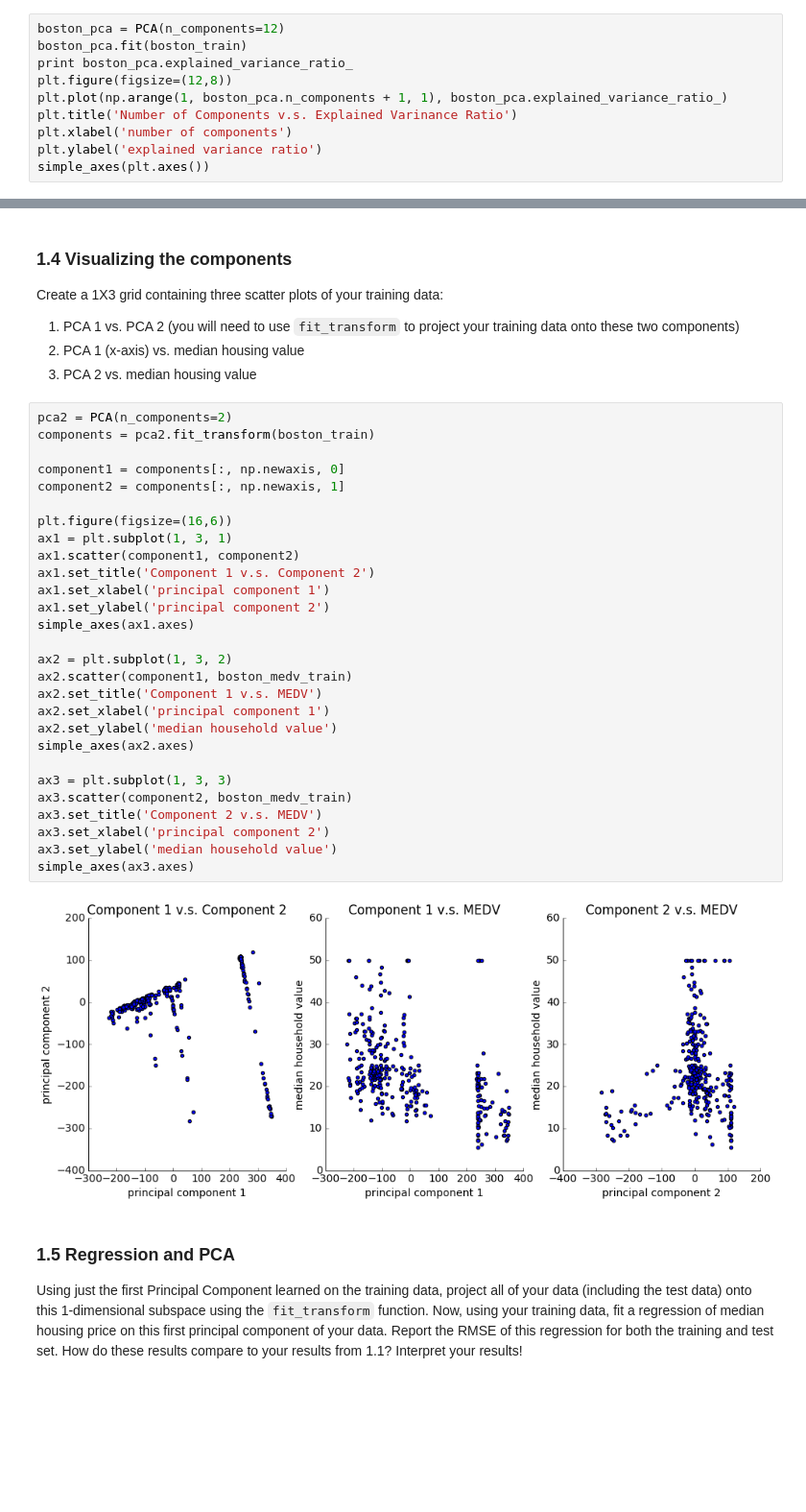
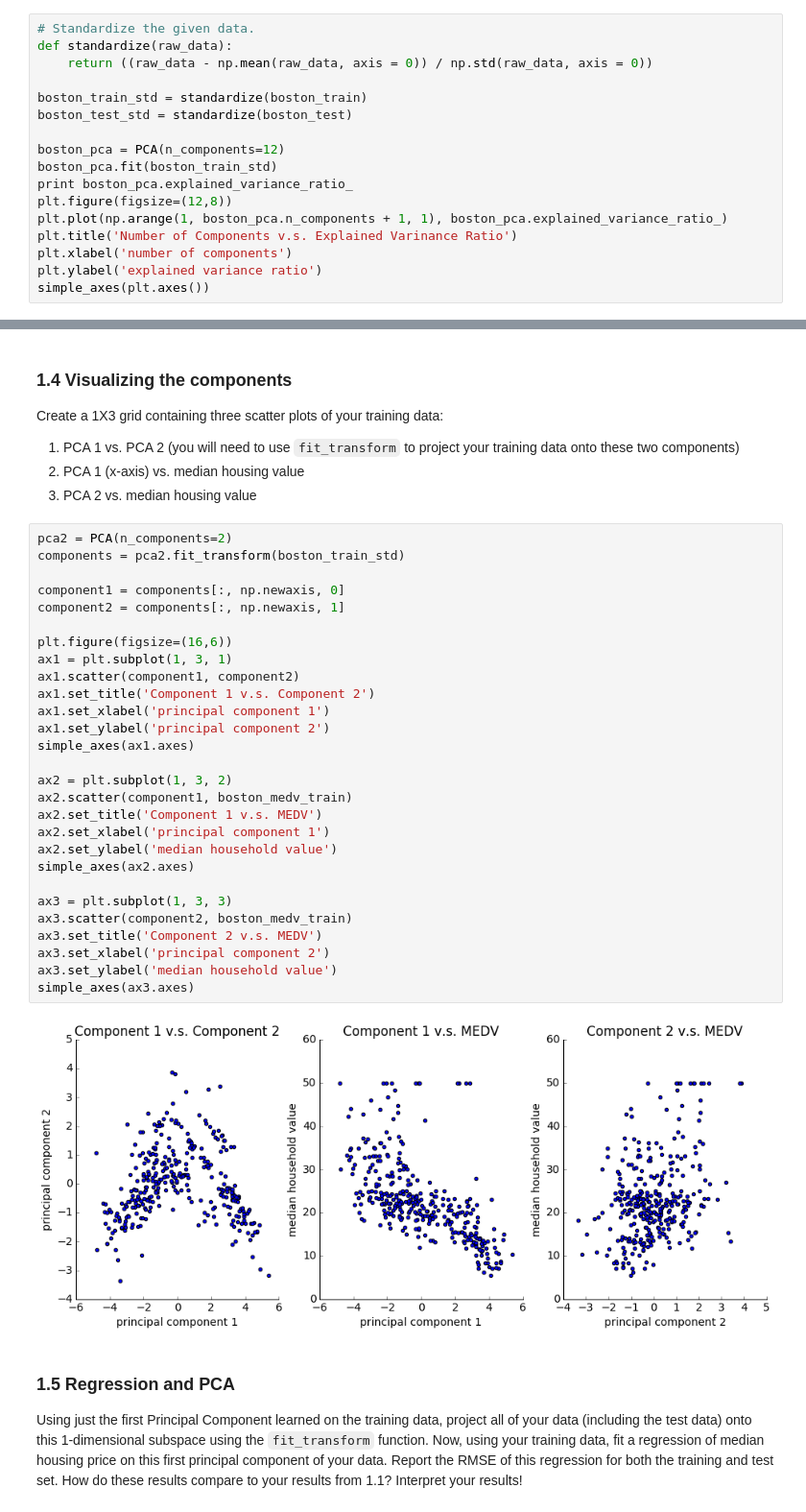
Before and after one commit to nadavash/school-vault, a Jupyter notebook: info371/ASHKENAZI_NADAV-PS5.ipynb, the cells around one changed output, grey strips where cells are left out. Shown: that part at 96% size. Drawn from its saved outputs; the diff is of its cells as text; blank space fills up the shorter version.

```diff
--- a/info371/ASHKENAZI_NADAV-PS5.ipynb
+++ b/info371/ASHKENAZI_NADAV-PS5.ipynb
@@ -91,8 +91,15 @@ for i in xrange(8):
 
 Run principal component analysis using [PCA](http://scikit-learn.org/stable/modules/generated/sklearn.decomposition.PCA.html) from sklearn to find the first 12 principal components of your data.  Use only your training set (66% of the data), and use all features *except* the median housing price.  Create a figure showing how the amount of variance explained by your components increases as you increase the number of components from 1 to 12.
 # %%
+# Standardize the given data.
+def standardize(raw_data):
+    return ((raw_data - np.mean(raw_data, axis = 0)) / np.std(raw_data, axis = 0))
+
+boston_train_std = standardize(boston_train)
+boston_test_std = standardize(boston_test)
+
 boston_pca = PCA(n_components=12)
-boston_pca.fit(boston_train)
+boston_pca.fit(boston_train_std)
 print boston_pca.explained_variance_ratio_
 plt.figure(figsize=(12,8))
 plt.plot(np.arange(1, boston_pca.n_components + 1, 1), boston_pca.explained_variance_ratio_)
@@ -115,34 +121,34 @@ Create a 1X3 grid containing three scatter plots of your training data:
 3. PCA 2 vs. median housing value
 # %%
 pca2 = PCA(n_components=2)
-components = pca2.fit_transform(boston_train)
+components = pca2.fit_transform(boston_train_std)
 
 component1 = components[:, np.newaxis, 0]
 component2 = components[:, np.newaxis, 1]
 
 plt.figure(figsize=(16,6))
 ax1 = plt.subplot(1, 3, 1)
 ax1.scatter(component1, component2)
 ax1.set_title('Component 1 v.s. Component 2')
 ax1.set_xlabel('principal component 1')
 ax1.set_ylabel('principal component 2')
 simple_axes(ax1.axes)
 
 ax2 = plt.subplot(1, 3, 2)
 ax2.scatter(component1, boston_medv_train)
 ax2.set_title('Component 1 v.s. MEDV')
 ax2.set_xlabel('principal component 1')
 ax2.set_ylabel('median household value')
 simple_axes(ax2.axes)
 
 ax3 = plt.subplot(1, 3, 3)
 ax3.scatter(component2, boston_medv_train)
 ax3.set_title('Component 2 v.s. MEDV')
 ax3.set_xlabel('principal component 2')
 ax3.set_ylabel('median household value')
 simple_axes(ax3.axes)
 # %% [output]
-[figure, old version]
+[figure, new version]
 # %% [markdown]
 ### 1.5 Regression and PCA
 
```
Also changed, not shown: parts of 3 cells of this notebook.
